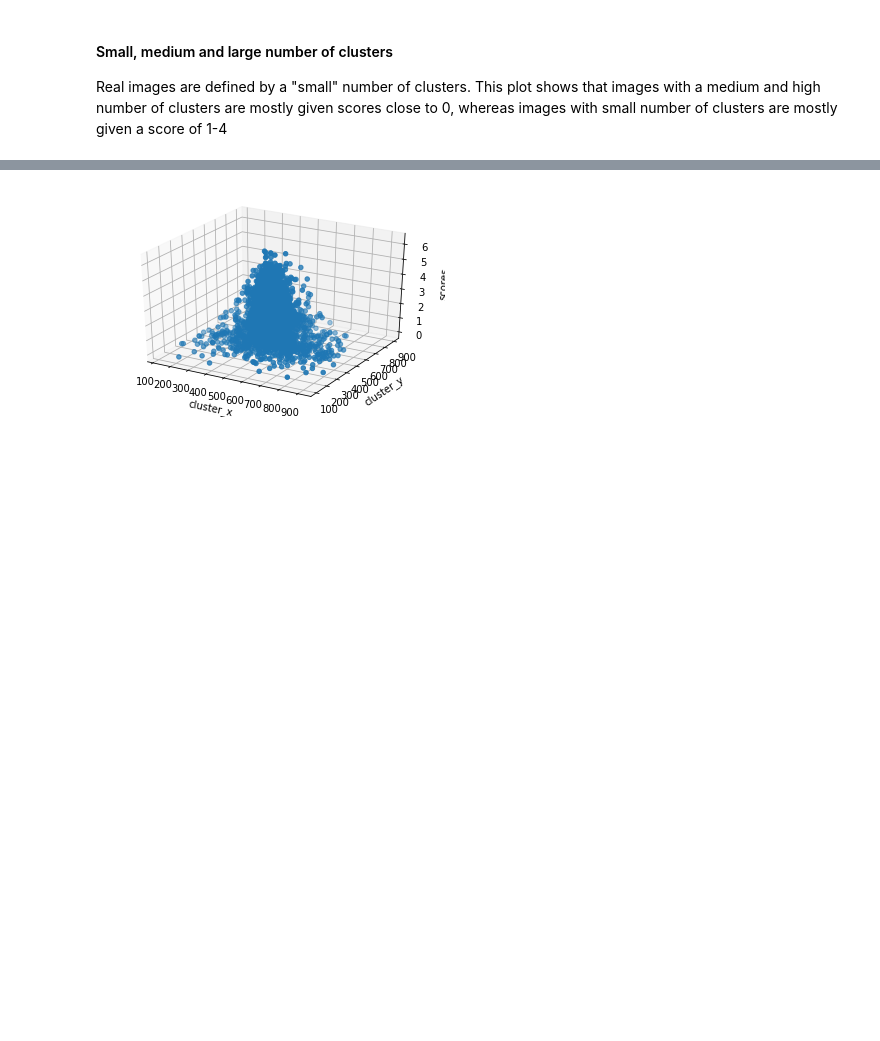
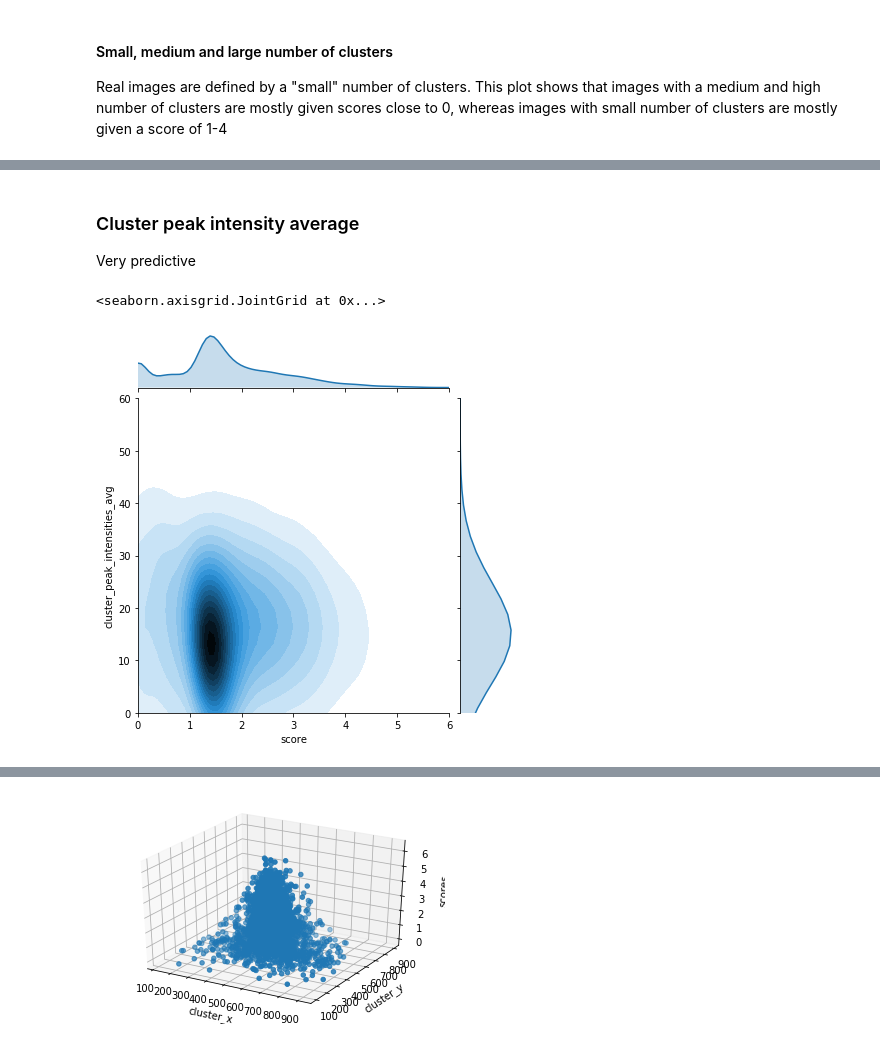
Before and after one commit to Simeonedef/Galaxy-Image-Gen, a Jupyter notebook: Notebooks/feature_selection.ipynb, the cells around one changed output, grey strips where cells are left out. Cells and saved outputs as stored; diff of their text form; code cells hidden in the pictures; blank space fills up the shorter version.

```diff
--- a/Notebooks/feature_selection.ipynb
+++ b/Notebooks/feature_selection.ipynb
@@ -187,0 +162,9 @@ for i in tqdm(range(len(df.index))):
+# %% [markdown]
+### Cluster peak intensity average
+Very predictive
+# %%
+sns.jointplot(x='score', y='cluster_peak_intensities_avg', data=df_X, kind='kde', xlim=(0, 6), ylim=((0, 60)),
+                   joint_kws={'n_levels': 20, 'shade': True, 'shade_lowest': False})
+# %% [output]
+<seaborn.axisgrid.JointGrid at 0x...>
+[figure, added]
```
Also changed, not shown: parts of 24 cells of this notebook, 3 other files.
